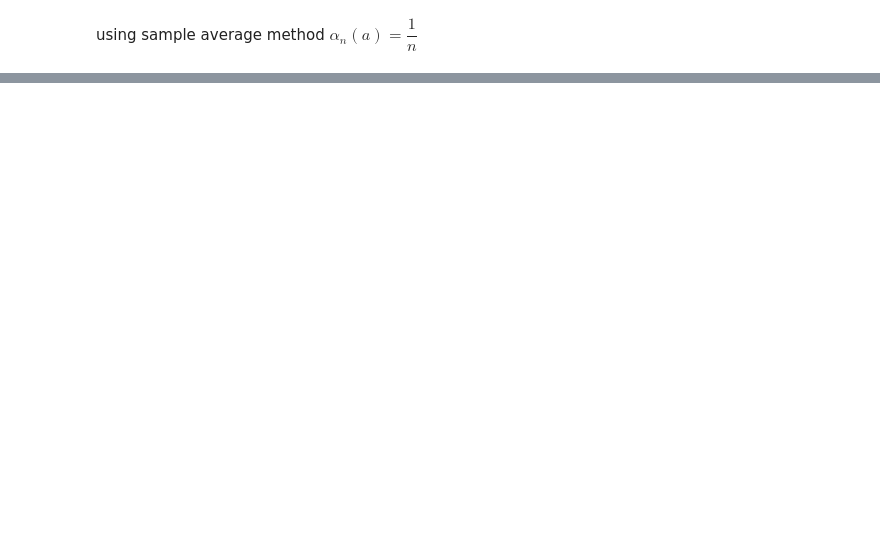
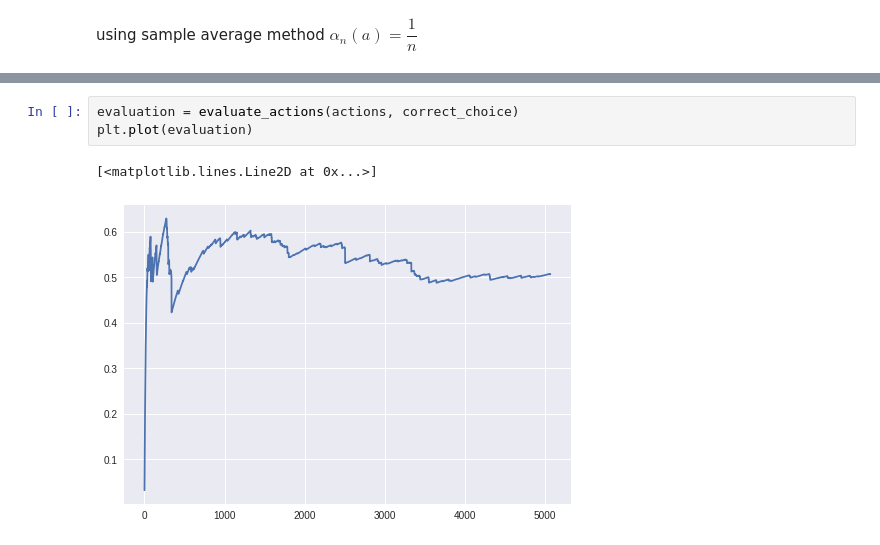
Before and after one commit to maxmatical/Reinforcement-Learning, a Jupyter notebook: multi_armed_bandit.ipynb, the cells around one changed output, grey strips where cells are left out. Drawn from its saved outputs; the diff is of its cells as text; blank space fills up the shorter version.

```diff
--- a/multi_armed_bandit.ipynb
+++ b/multi_armed_bandit.ipynb
@@ -102,0 +234,6 @@ plt.plot(Q_timestep)
+# %%
+evaluation = evaluate_actions(actions, correct_choice)
+plt.plot(evaluation)
+# %% [output]
+[<matplotlib.lines.Line2D at 0x...>]
+[figure, added]
```
Also changed, not shown: parts of 17 cells of this notebook.
